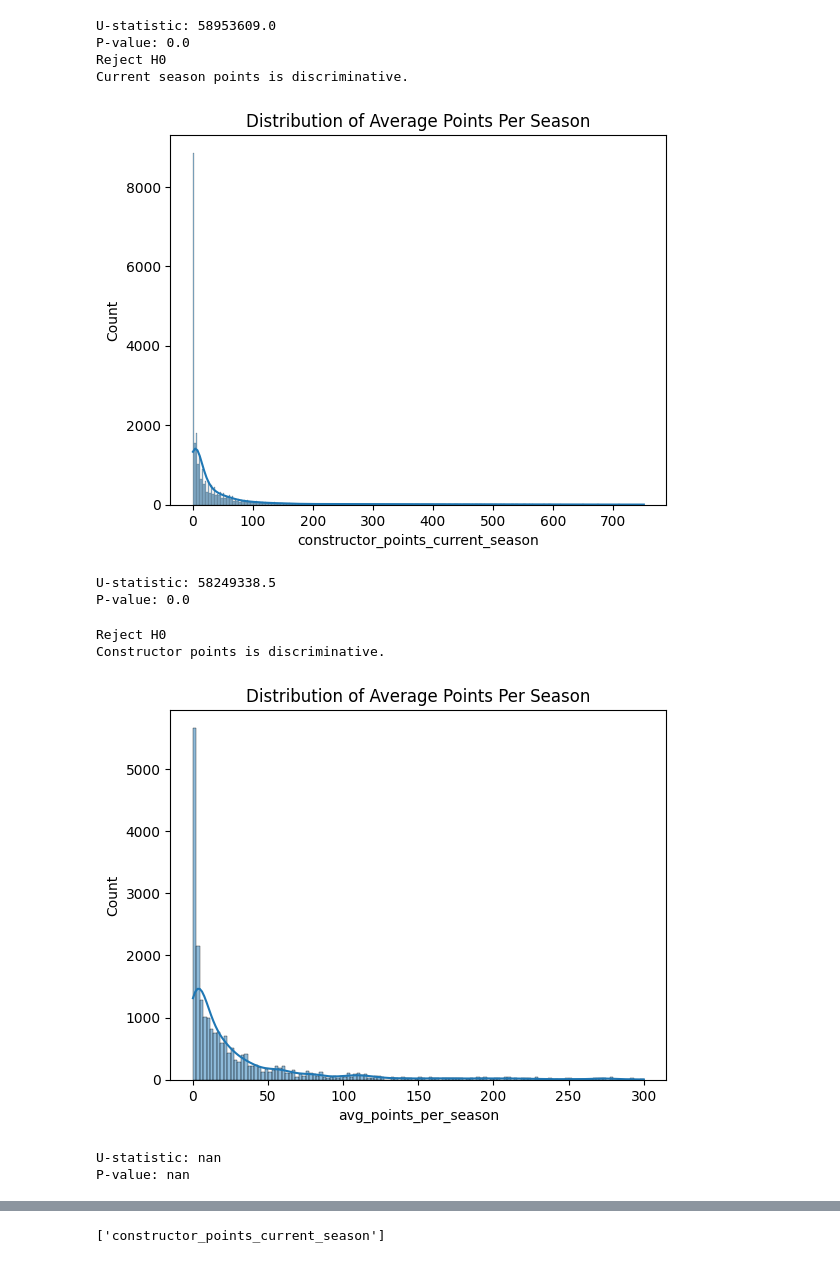
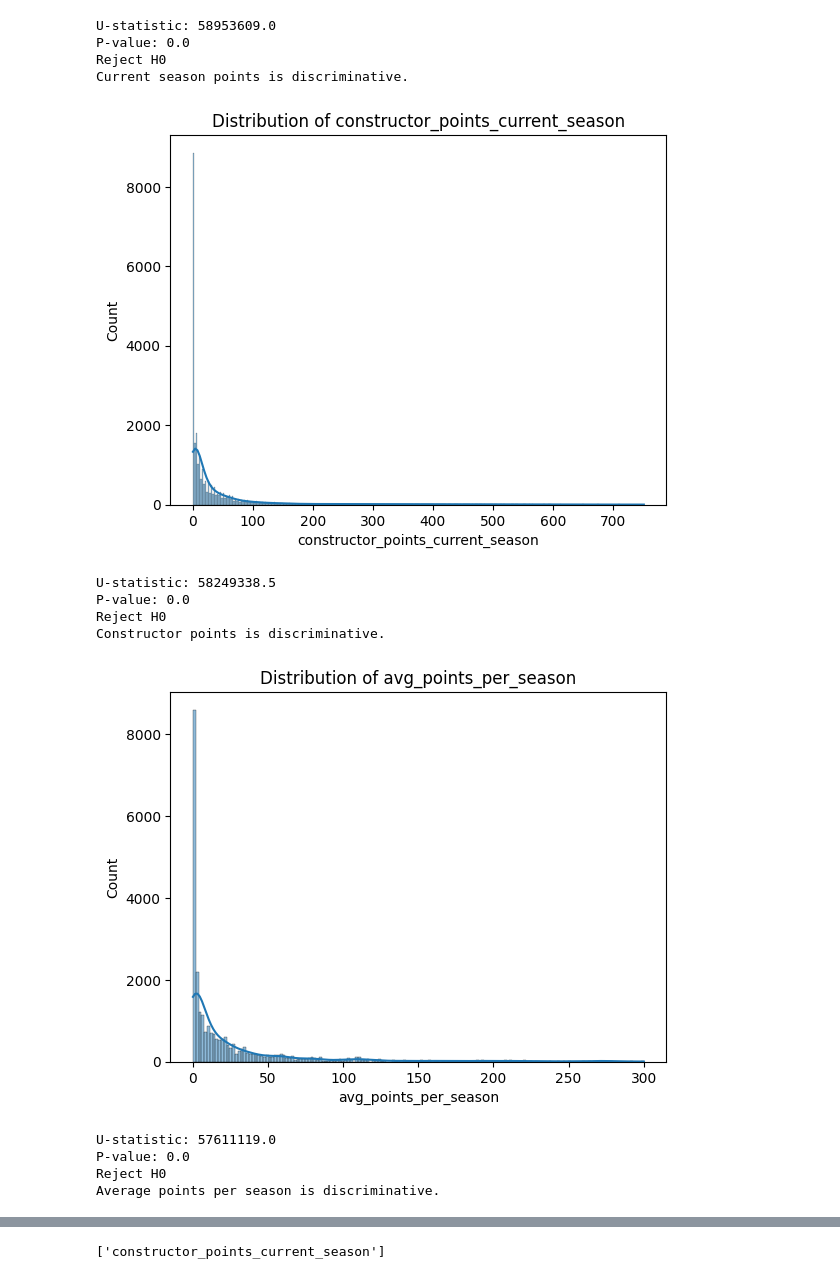
Before and after one commit to andersjohnsennn/F1-project, a Jupyter notebook: notebooks/04_classification_podium.ipynb, the cells around one changed output, grey strips where cells are left out. Cells and saved outputs as stored; diff of their text form; code cells hidden in the pictures.

```diff
--- a/notebooks/04_classification_podium.ipynb
+++ b/notebooks/04_classification_podium.ipynb
@@ -396,16 +361,9 @@ P-value: 0.0
 Reject H0
 Current season points is discriminative.
 # %%
-sns.histplot(
-    df["constructor_points_current_season"],
-    kde=True
-)
-
-plt.title("Distribution of Average Points Per Season")
-
-plt.show()
+hist(df, "constructor_points_current_season")
 # %% [output]
-[figure, old version]
+[figure, new version]
 # %%
 # Separate groups and remove NaNs
 
@@ -427,33 +385,24 @@ u_stat, p_value = mannwhitneyu(
 
 print("U-statistic:", u_stat)
 print("P-value:", p_value)
+alpha = 0.05
+
+if p_value < alpha:
+    print("Reject H0")
+    print("Constructor points is discriminative.")
+    descriminative_numerical_features.append("constructor_points_current_season")
+else:
+    print("Fail to reject H0")
+    print("Constructor points is class independent.")
 # %% [output]
 U-statistic: 58249338.5
 P-value: 0.0
+Reject H0
+Constructor points is discriminative.
-# %%
-alpha = 0.05
-
-if p_value < alpha:
-    print("Reject H0")
-    print("Constructor points is discriminative.")
-    descriminative_numerical_features.append("constructor_points_current_season")
-else:
-    print("Fail to reject H0")
-    print("Constructor points is class independent.")
-# %% [output]
-Reject H0
-Constructor points is discriminative.
 # %%
-sns.histplot(
-    df["avg_points_per_season"],
-    kde=True
-)
-
-plt.title("Distribution of Average Points Per Season")
-
-plt.show()
+hist(df, "avg_points_per_season")
 # %% [output]
-[figure, old version]
+[figure, new version]
 # %%
 # Separate groups and remove NaNs
 
@@ -474,6 +423,18 @@ u_stat, p_value = mannwhitneyu(
 
 print("U-statistic:", u_stat)
 print("P-value:", p_value)
+
+alpha = 0.05
+
+if p_value < alpha:
+    print("Reject H0")
+    print("Average points per season is discriminative.")
+    descriminative_numerical_features.append("avg_points_per_season")
+else:
+    print("Fail to reject H0")
+    print("Average points per season is class independent.")
 # %% [output]
-U-statistic: nan
-P-value: nan
+U-statistic: 57611119.0
+P-value: 0.0
+Reject H0
+Average points per season is discriminative.
```
Also changed, not shown: parts of 44 cells of this notebook, 9 other files.
